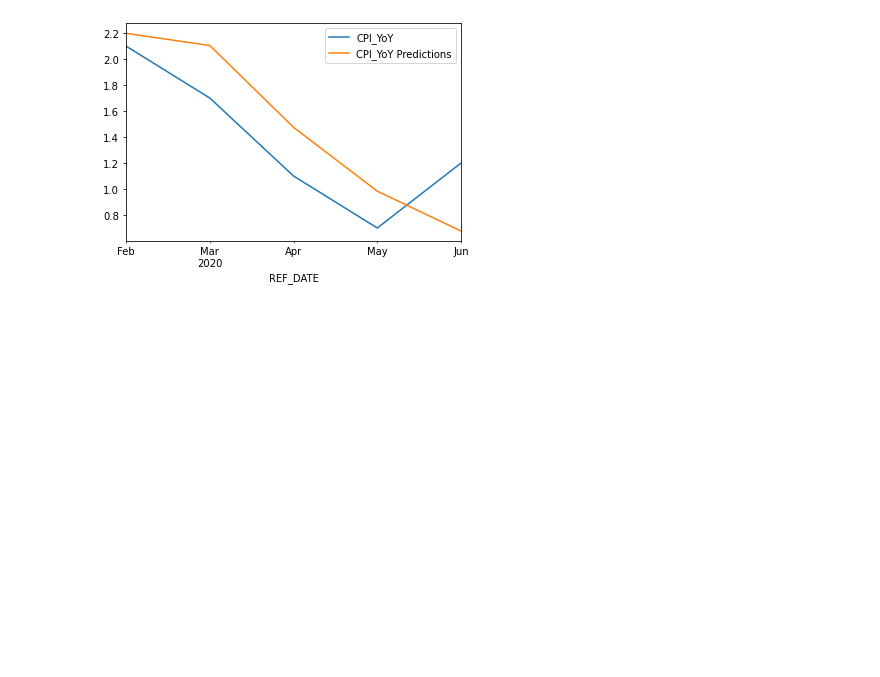
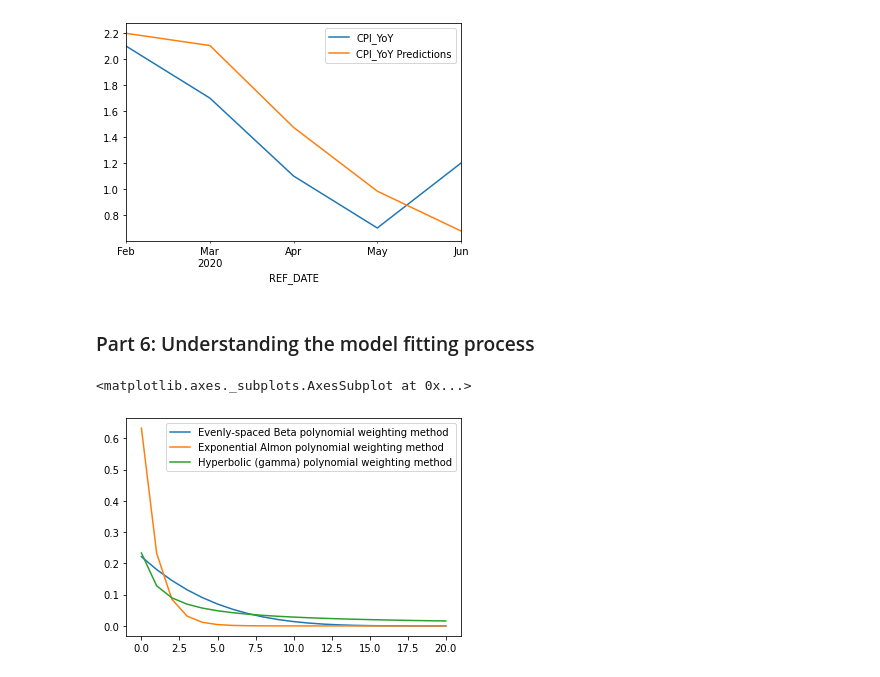
Before and after one commit to Yoseph-Zuskin/midaspy, a Jupyter notebook: example/monthly_CPI_daily_stock_index.ipynb, the cells around one changed output. Saved outputs shown, nothing was run; the diff lists cells and outputs as text; code cells hidden in the pictures; blank space fills up the shorter version.

Commit message:
tutorial updated
now shows baseline weights from each of the three polynomial weighting methods

```diff
--- a/example/monthly_CPI_daily_stock_index.ipynb
+++ b/example/monthly_CPI_daily_stock_index.ipynb
@@ -154,3 +171,5 @@ pd.concat([y_test[1:], preds], axis=1).plot()
 # %% [output]
 <matplotlib.axes._subplots.AxesSubplot at 0x...>
 [figure]
+# %% [markdown]
+### Part 6: Understanding the model fitting process
@@ -156,0 +178,11 @@ pd.concat([y_test[1:], preds], axis=1).plot()
+# %%
+# these are the baseline weights for nlag observations using each of the three possible polynomial weighting methods
+nlags = 21
+pd.concat([
+    pd.Series(BetaWeights(1., 5.).weights(nlags)).rename("Evenly-spaced Beta polynomial weighting method"),
+    pd.Series(ExpAlmonWeights(-1., 0.).weights(nlags)).rename("Exponential Almon polynomial weighting method"),
+    pd.Series(HyperbolicWeights(0.1).weights(nlags)).rename("Hyperbolic (gamma) polynomial weighting method")
+], axis=1).plot()
+# %% [output]
+<matplotlib.axes._subplots.AxesSubplot at 0x...>
+[figure, added]
```
Also changed, not shown: parts of 2 cells of this notebook, 1 other file.
